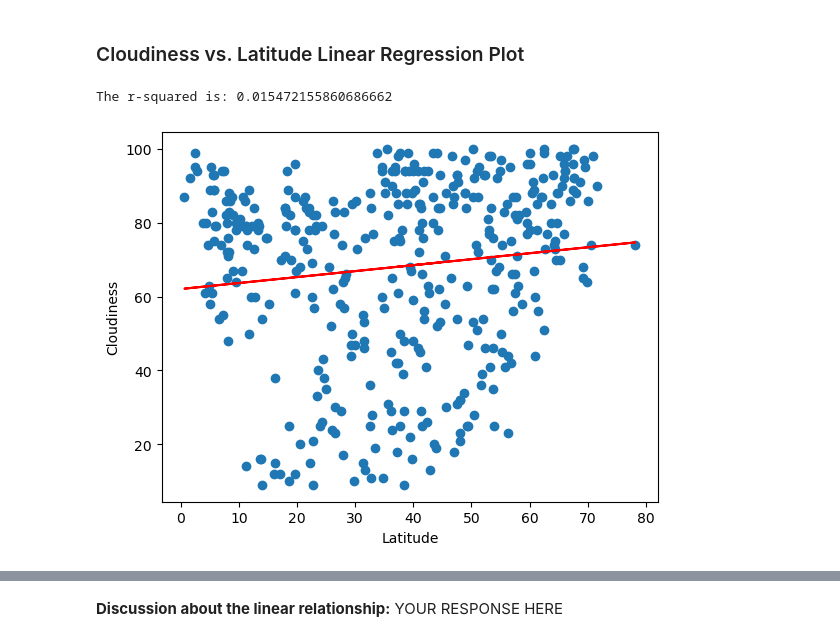
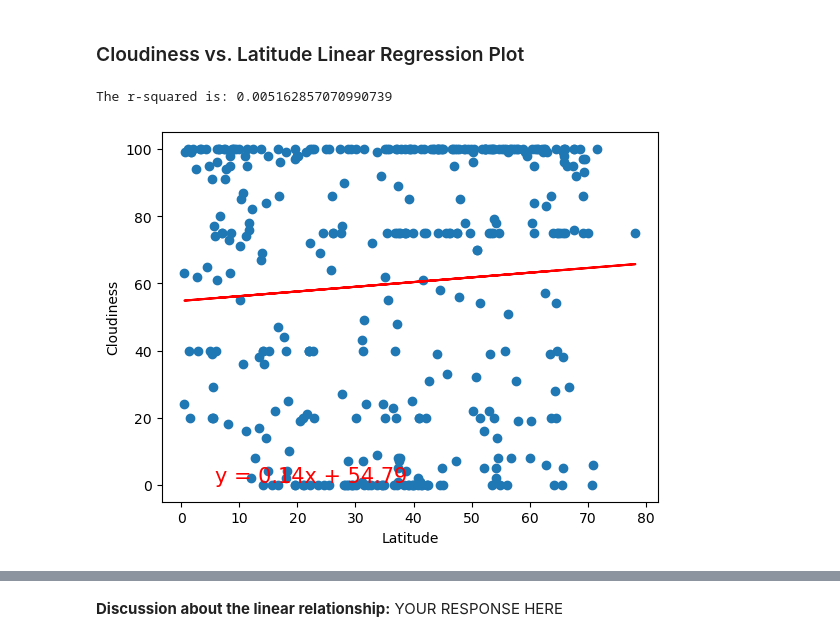
Before and after one commit to JiminieJames/python-api-challenge, a Jupyter notebook: WeatherPy.ipynb, the cells around one changed output, grey strips where cells are left out. Cells and saved outputs as stored; diff of their text form; code cells hidden in the pictures.

```diff
--- a/WeatherPy.ipynb
+++ b/WeatherPy.ipynb
@@ -462,23 +462,21 @@ The r-squared is: 0.04782137718441878
 # %%
 # Northern Hemisphere
 x_values = northern_hemi_df["Lat"]
 y_values = northern_hemi_df["Cloudiness"]
-x_values = northern_hemi_df["Lat"]
-y_values = northern_hemi_df["Humidity"]
 (slope, intercept, rvalue, pvalue, stderr) = linregress(x_values, y_values)
 regress_values = x_values * slope + intercept
 line_eq = "y = " + str(round(slope,2)) + "x + " + str(round(intercept,2))
 plt.scatter(x_values,y_values)
 plt.plot(x_values,regress_values,"r-")
 plt.annotate(line_eq,(5.8,0.8),fontsize=15,color="red")
 plt.xlabel('Latitude')
 plt.ylabel('Cloudiness')
 # based on the prompt we are printing the R value, but I don't know if this should be the r value or the r squared value.
 print(f"The r-squared is: {rvalue**2}")
 plt.show()
 # %% [output]
-The r-squared is: 0.015472155860686662
+The r-squared is: 0.005162857070990739
-[figure, old version]
+[figure, new version]
 # %%
 # Southern Hemisphere
 x_values = southern_hemi_df["Lat"]
```
Also changed, not shown: parts of 21 cells of this notebook, 5 other files.
